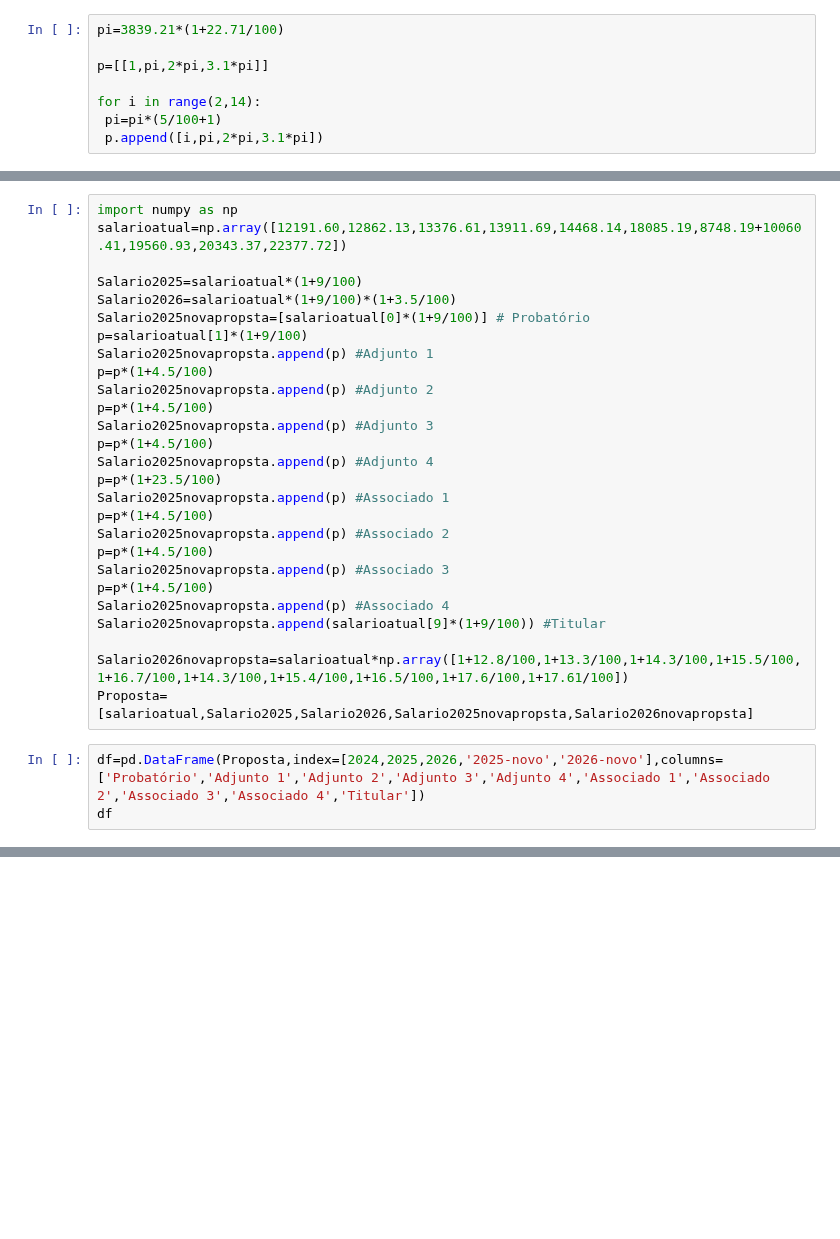
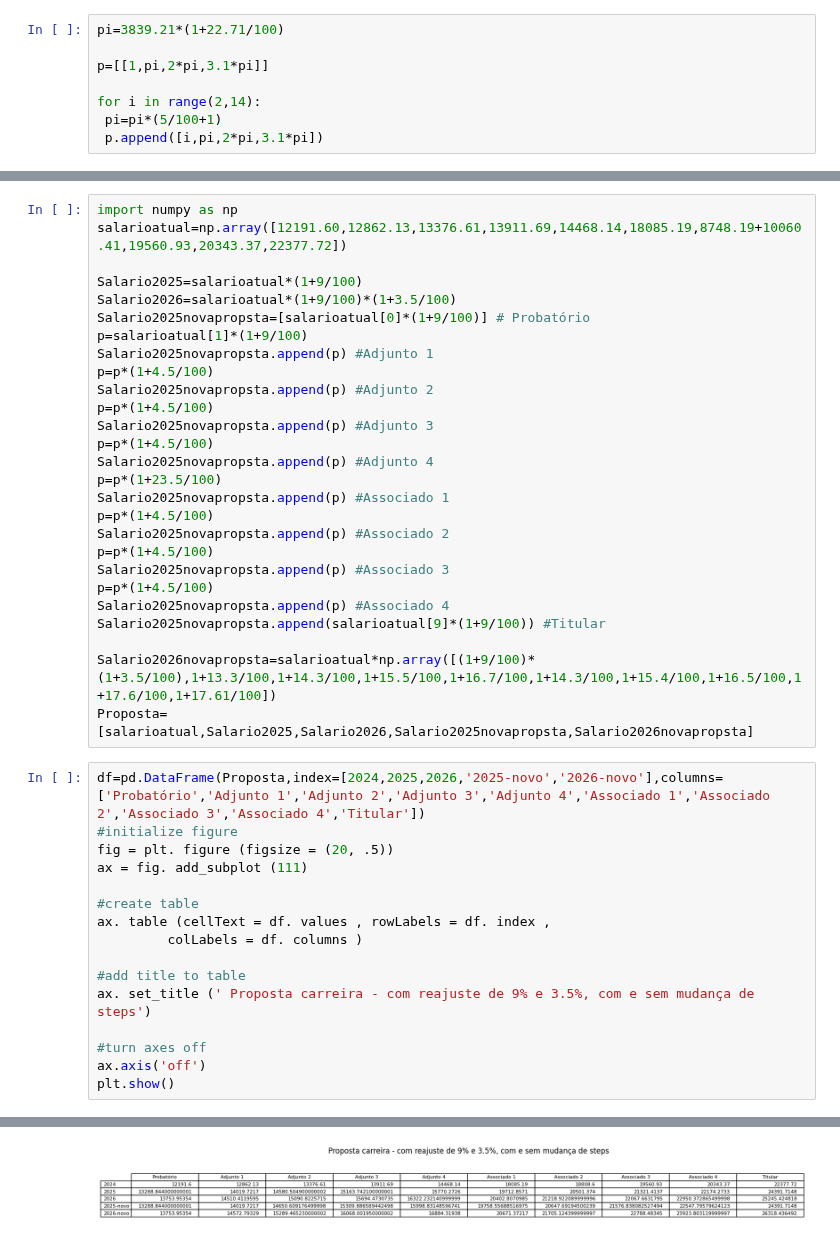
Before and after one commit to j-claudinei-f/j-claudinei-f, a Jupyter notebook: Carreira_Docente.ipynb, the cells around one changed output, grey strips where cells are left out. Drawn from its saved outputs; the diff is of its cells as text; blank space fills up the shorter version.

```diff
--- a/Carreira_Docente.ipynb
+++ b/Carreira_Docente.ipynb
@@ -57,9 +65,22 @@ p=p*(1+4.5/100)
 Salario2025novapropsta.append(p) #Associado 4
 Salario2025novapropsta.append(salarioatual[9]*(1+9/100)) #Titular
 
-Salario2026novapropsta=salarioatual*np.array([1+12.8/100,1+13.3/100,1+14.3/100,1+15.5/100,1+16.7/100,1+14.3/100,1+15.4/100,1+16.5/100,1+17.6/100,1+17.61/100])
+Salario2026novapropsta=salarioatual*np.array([(1+9/100)*(1+3.5/100),1+13.3/100,1+14.3/100,1+15.5/100,1+16.7/100,1+14.3/100,1+15.4/100,1+16.5/100,1+17.6/100,1+17.61/100])
 Proposta=[salarioatual,Salario2025,Salario2026,Salario2025novapropsta,Salario2026novapropsta]
 # %%
 df=pd.DataFrame(Proposta,index=[2024,2025,2026,'2025-novo','2026-novo'],columns=['Probatório','Adjunto 1','Adjunto 2','Adjunto 3','Adjunto 4','Associado 1','Associado 2','Associado 3','Associado 4','Titular'])
-df
+#initialize figure
+fig = plt. figure (figsize = (20, .5))
+ax = fig. add_subplot (111)
+
+#create table
+ax. table (cellText = df. values , rowLabels = df. index ,
+         colLabels = df. columns )
+
+#add title to table
+ax. set_title (' Proposta carreira - com reajuste de 9% e 3.5%, com e sem mudança de steps')
+
+#turn axes off
+ax.axis('off')
+plt.show()
 # %% [output]
@@ -71,0 +87 @@ df
+[figure, added]
```
Also changed, not shown: parts of 5 cells of this notebook.
